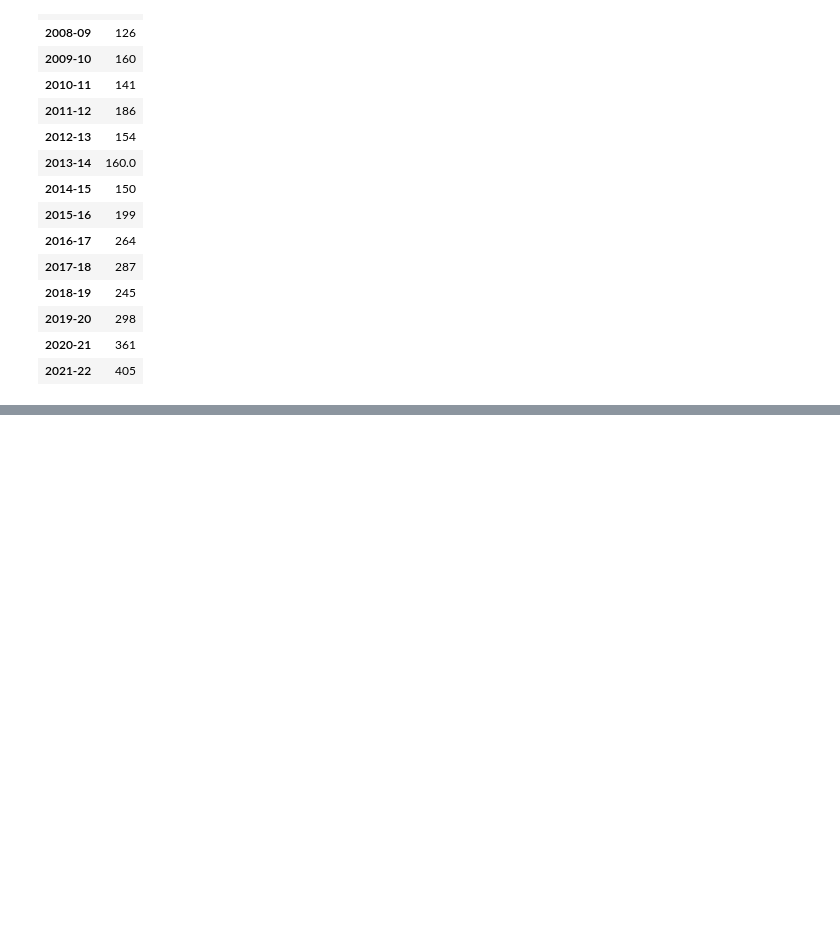
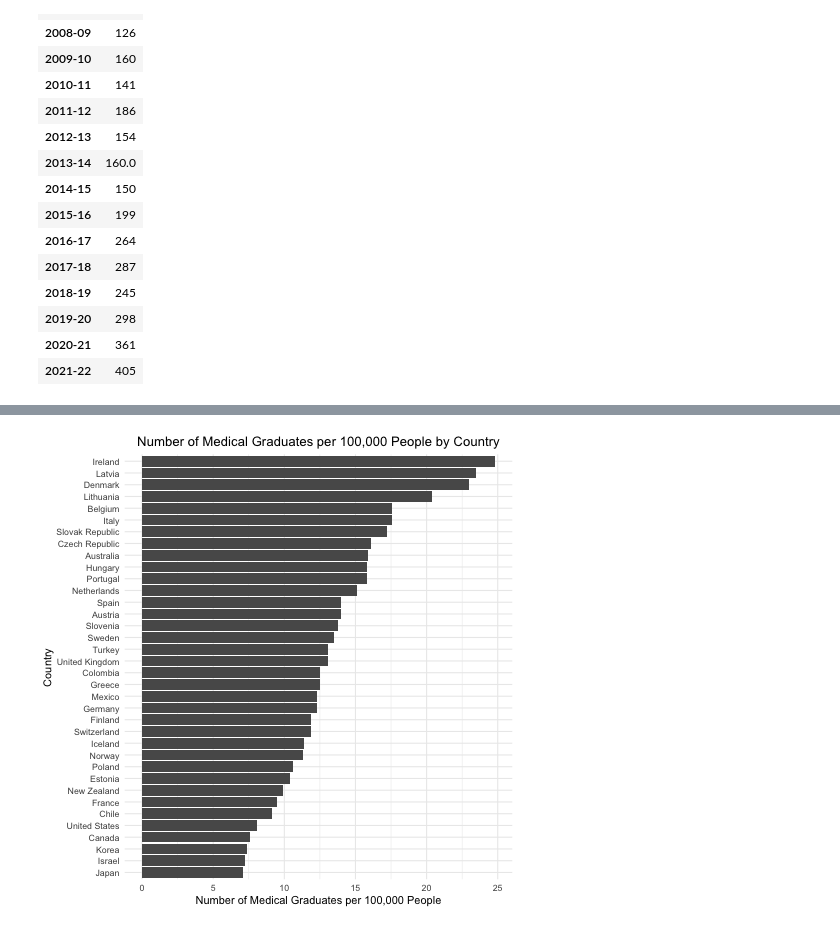
Before and after one commit to kellywaldro/medical_emigration, a Jupyter notebook: plotting.ipynb, the cells around one changed output, grey strips where cells are left out. Cells and saved outputs as stored; diff of their text form; code cells hidden in the pictures; blank space fills up the shorter version.

```diff
--- a/plotting.ipynb
+++ b/plotting.ipynb
@@ -300,0 +511,15 @@ df = df.rename(columns={0: "Count"})
+# %%
+%%R
+
+# make a horizontal bar chart with the number of grads as the y axis and the country as the x axis from the merged_df and order the countries by the number of grads
+
+merged_df %>%
+    ggplot(aes(x=country, y=grads_100000)) +
+    geom_col() +
+    labs(title="Number of Medical Graduates per 100,000 People by Country", x="Country", y="Number of Medical Graduates per 100,000 People") +
+    theme_minimal() +
+    theme(plot.title = element_text(hjust = 0.5)) +
+    coord_flip() +
+    scale_x_discrete(limits=merged_df$country[order(merged_df$grads_100000, decreasing = FALSE)])
+# %% [output]
+[figure, added]
```
Also changed, not shown: parts of 31 cells of this notebook, 2 other files.
